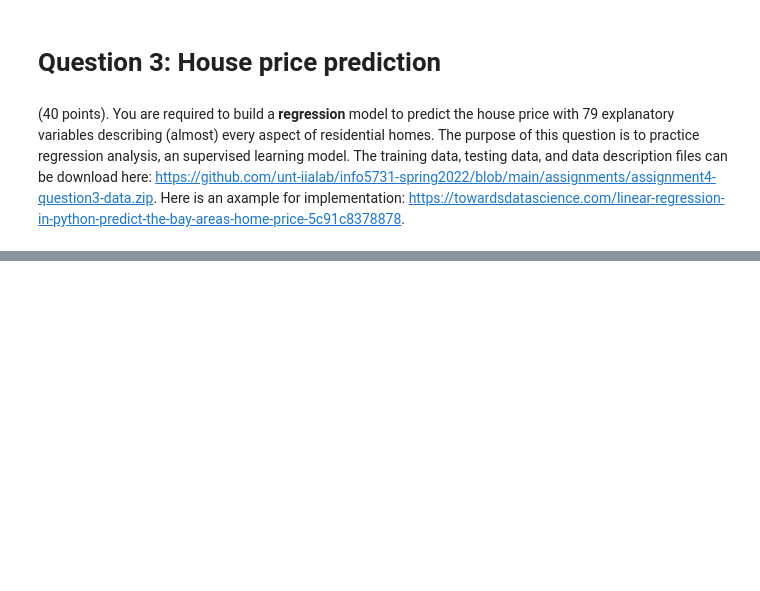
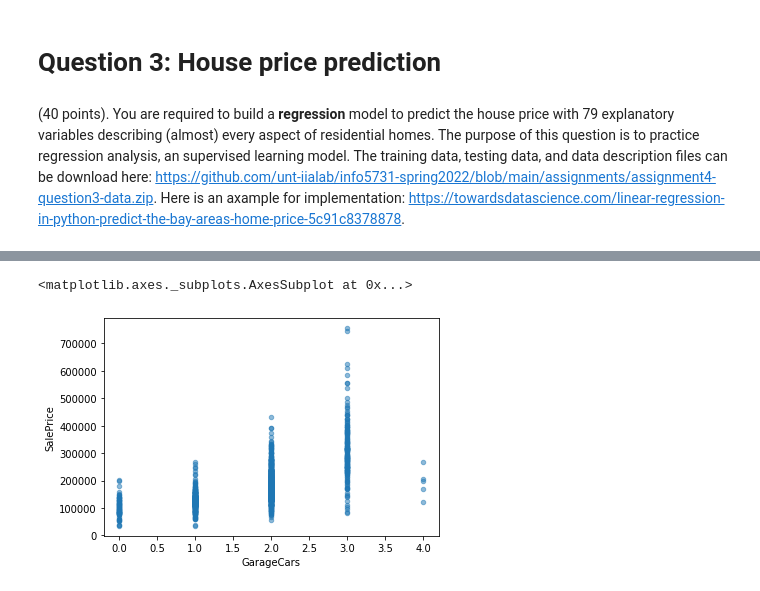
Before and after one commit to Aditya17031997/AjayAditya_INFO5731_Spring2022, a Jupyter notebook: INFO5731_Assignment_Four_1.ipynb, the cells around one changed output, grey strips where cells are left out. Cells and saved outputs as stored; diff of their text form; code cells hidden in the pictures; blank space fills up the shorter version.

```diff
--- a/INFO5731_Assignment_Four_1.ipynb
+++ b/INFO5731_Assignment_Four_1.ipynb
@@ -36,0 +457,5 @@ In this assignment, you are required to conduct topic modeling, sentiment analys
+# %%
+train_dataset.plot(kind="scatter", x="GarageCars", y="SalePrice", alpha=0.5)
+# %% [output]
+<matplotlib.axes._subplots.AxesSubplot at 0x...>
+[figure, added]
```
Also changed, not shown: parts of 38 cells of this notebook.
